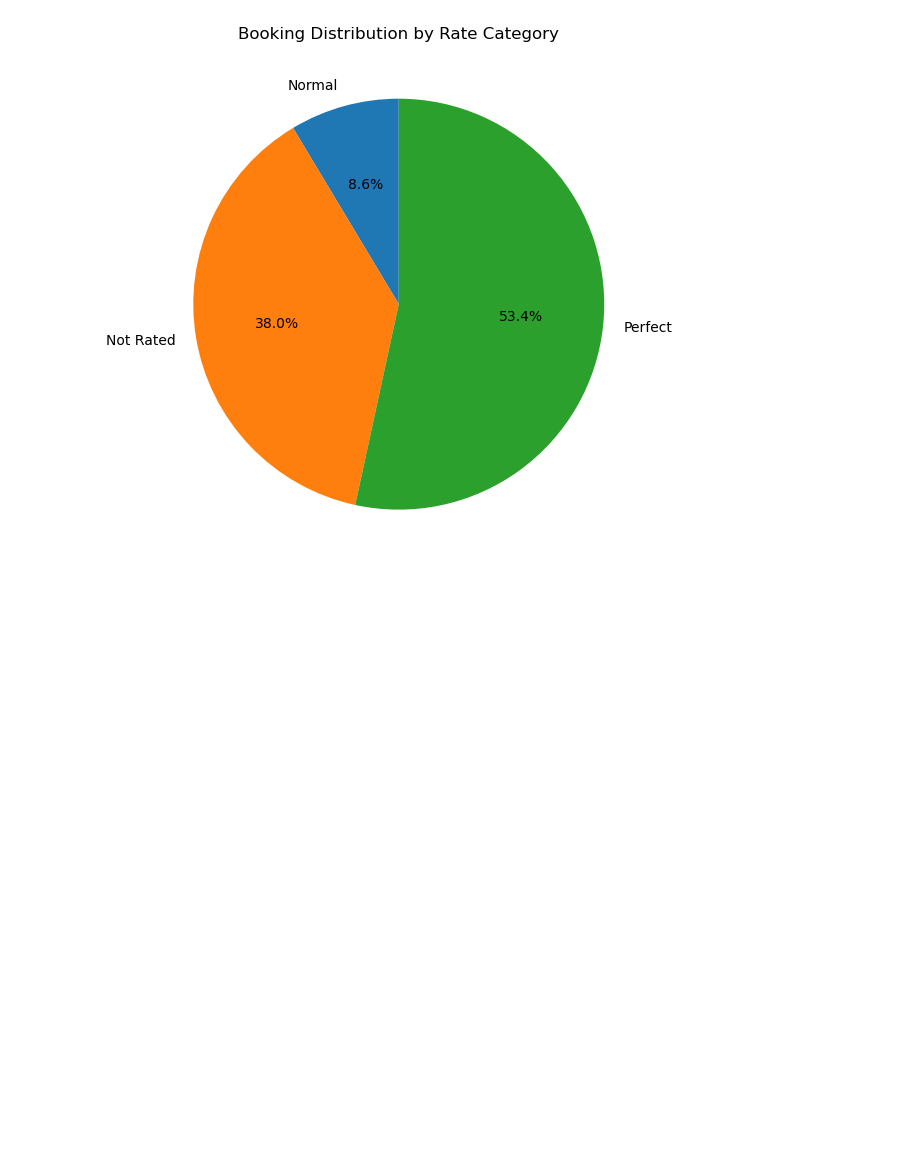
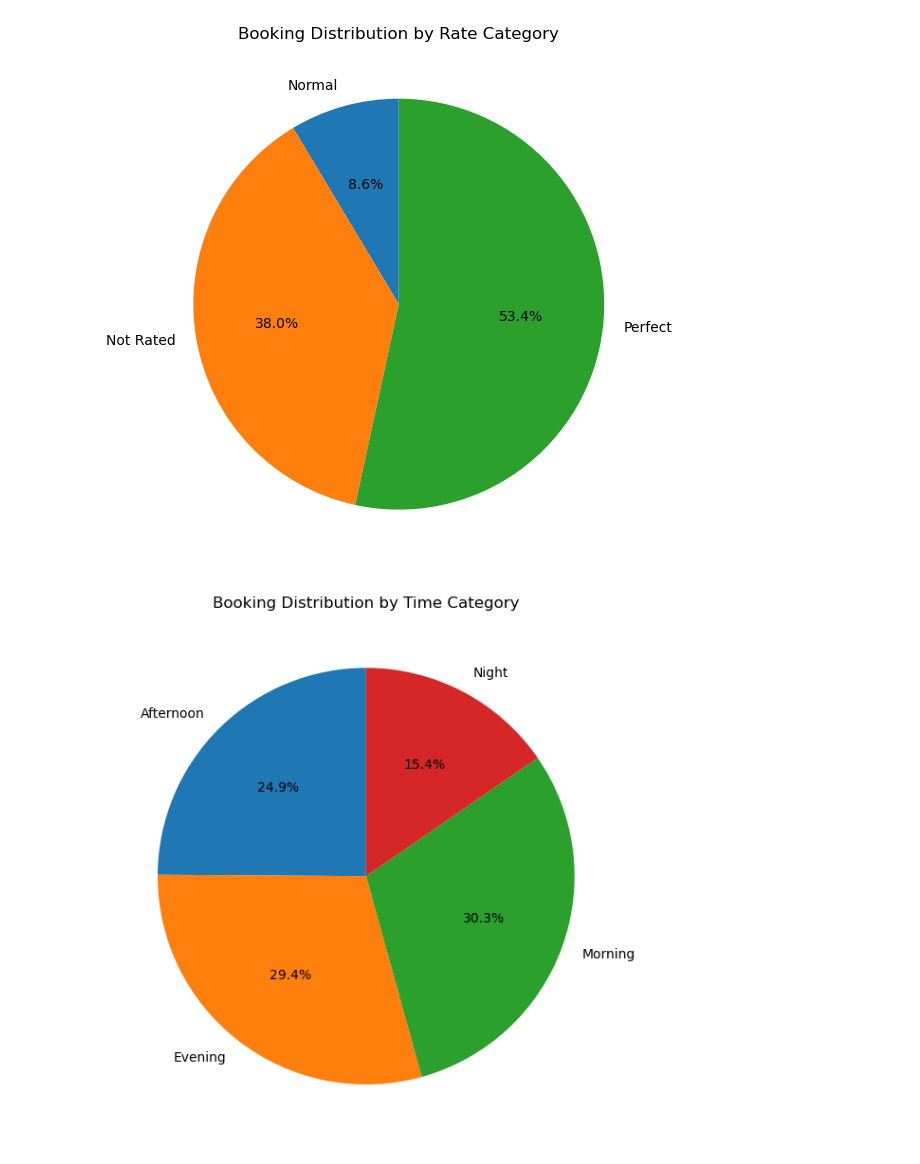
Before and after one commit to FlazeFy2/DS-Uber_Data_Analytics_Dashboard, a Jupyter notebook: exploratory data analysis-pie.ipynb, the cells around one changed output. Drawn from its saved outputs; the diff is of its cells as text; code cells hidden in the pictures; blank space fills up the shorter version.

Commit message:
[DS] Exploratory Data Analysis (EDA) - Pie Chart Booking Distribution by Time Category

```diff
--- a/exploratory data analysis-pie.ipynb
+++ b/exploratory data analysis-pie.ipynb
@@ -56,3 +56,38 @@ plt.tight_layout()
 plt.show()
 # %% [output]
 [figure]
+# %%
+import pandas as pd
+import matplotlib.pyplot as plt
+
+# Dataset
+# Exploratory Data Analysis (EDA) - Pie Chart Booking Distribution by Time Category
+df = pd.read_csv("ncr_ride_bookings.csv")
+
+# Convert Time to datetime
+df["Hour"] = pd.to_datetime(df["Time"], format="%H:%M:%S").dt.hour
+
+# Convert Time to Time Category
+def categorize_time(hour):
+    if 5 <= hour < 12:
+        return "Morning"
+    elif 12 <= hour < 17:
+        return "Afternoon"
+    elif 17 <= hour < 21:
+        return "Evening"
+    else:
+        return "Night"
+
+df["Time Category"] = df["Hour"].apply(categorize_time)
+
+time_counts = df["Time Category"].value_counts().sort_index()
+
+# Pie Chart
+plt.figure(figsize=(6, 6))
+time_counts.plot.pie(autopct='%1.1f%%', startangle=90)
+plt.title("Booking Distribution by Time Category")
+plt.ylabel("")
+plt.tight_layout()
+plt.show()
+# %% [output]
+[figure, added]
```
